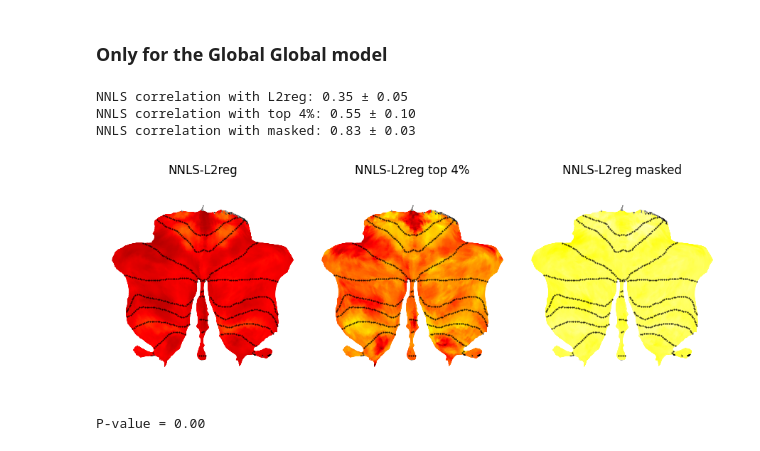
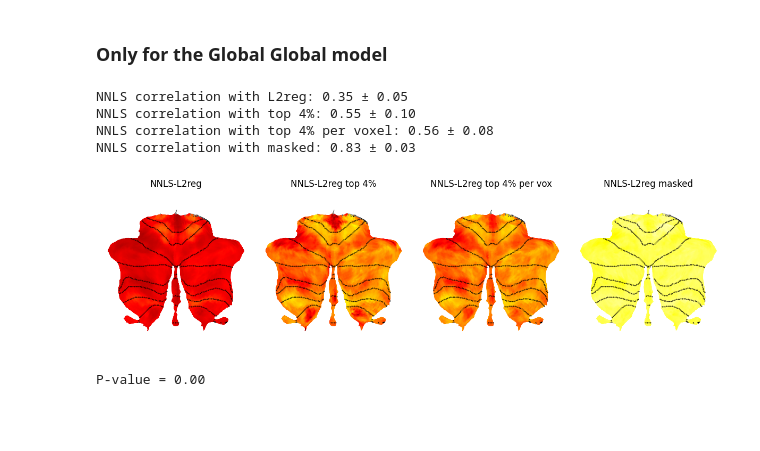
Before and after one commit to DiedrichsenLab/cortico_cereb_connectivity, a Jupyter notebook: notebooks/9. Method_comparison/thresholded_L2reg.ipynb, the cells around one changed output. Drawn from its saved outputs; the diff is of its cells as text; code cells hidden in the pictures; blank space fills up the shorter version.

```diff
--- a/notebooks/9. Method_comparison/thresholded_L2reg.ipynb
+++ b/notebooks/9. Method_comparison/thresholded_L2reg.ipynb
@@ -83,41 +83,46 @@ NNLS correlation masked: 0.83 ± 0.03
 # %%
 do_plot = True
 atlas, _ = am.get_atlas('MNISymC3')
-labels = ['L2reg', 'L2reg top 4%', 'L2reg masked']
+labels = ['L2reg', 'L2reg top 4%', 'L2reg top 4% per vox', 'L2reg masked']
 
 # load models
 NNLS_mo, _ = ccs.get_model(''.join(gl.dscode), 'Icosahedron1002', 'NNLS', 'A0_global', cerebellum_atlas='MNISymC3')
 L2reg_mo, _ = ccs.get_model(''.join(gl.dscode), 'Icosahedron1002', 'L2reg', 'A2_global', cerebellum_atlas='MNISymC3')
 
 # alter Ridge coefficients
 thresh = np.percentile(L2reg_mo.coef_, 96)
+thresh_vox = np.percentile(L2reg_mo.coef_, 96, axis=1, keepdims=True)
 L2reg_high_coef = np.where(L2reg_mo.coef_ >= thresh, L2reg_mo.coef_, 0)
+L2reg_high_coef_vox = np.where(L2reg_mo.coef_ >= thresh_vox, L2reg_mo.coef_, 0)
 L2reg_mask_coef = np.where(NNLS_mo.coef_ > 0, L2reg_mo.coef_, 0)
 
 # correlation
 corr_L2reg = vox_corr(L2reg_mo.coef_, NNLS_mo.coef_)
 corr_top = vox_corr(L2reg_high_coef, NNLS_mo.coef_)
+corr_top_vox = vox_corr(L2reg_high_coef_vox, NNLS_mo.coef_)
 corr_masked = vox_corr(L2reg_mask_coef, NNLS_mo.coef_)
 
 # display
 print(f'NNLS correlation with L2reg: {np.nanmean(corr_L2reg):.2f} ± {np.nanstd(corr_L2reg):.2f}')
 print(f'NNLS correlation with top 4%: {np.nanmean(corr_top):.2f} ± {np.nanstd(corr_top):.2f}')
+print(f'NNLS correlation with top 4% per voxel: {np.nanmean(corr_top_vox):.2f} ± {np.nanstd(corr_top_vox):.2f}')
 print(f'NNLS correlation with masked: {np.nanmean(corr_masked):.2f} ± {np.nanstd(corr_masked):.2f}')
 
 # plot
 if do_plot:
-    plt.subplots(1, 3, figsize=(9, 3.5), tight_layout=True)
-    for i, W_corr in enumerate([corr_L2reg, corr_top, corr_masked]):
+    plt.subplots(1, 4, figsize=(12, 3.5), tight_layout=True)
+    for i, W_corr in enumerate([corr_L2reg, corr_top, corr_top_vox, corr_masked]):
         W_data = suit.vol_to_surf(atlas.data_to_nifti(W_corr), space='MNISymC')
-        plt.subplot(1, 3, i+1)
+        plt.subplot(1, 4, i+1)
         plt.title(f'NNLS-{labels[i]}')
         suit.flatmap.plot(W_data, cmap='hot', new_figure=False, bordersize=1, cscale=[0, 1])
     plt.show()
 # %% [output]
 NNLS correlation with L2reg: 0.35 ± 0.05
 NNLS correlation with top 4%: 0.55 ± 0.10
+NNLS correlation with top 4% per voxel: 0.56 ± 0.08
 NNLS correlation with masked: 0.83 ± 0.03
-[figure, old version]
+[figure, new version]
 # %%
 random_state = 42
 rng = np.random.default_rng(random_state)
```
